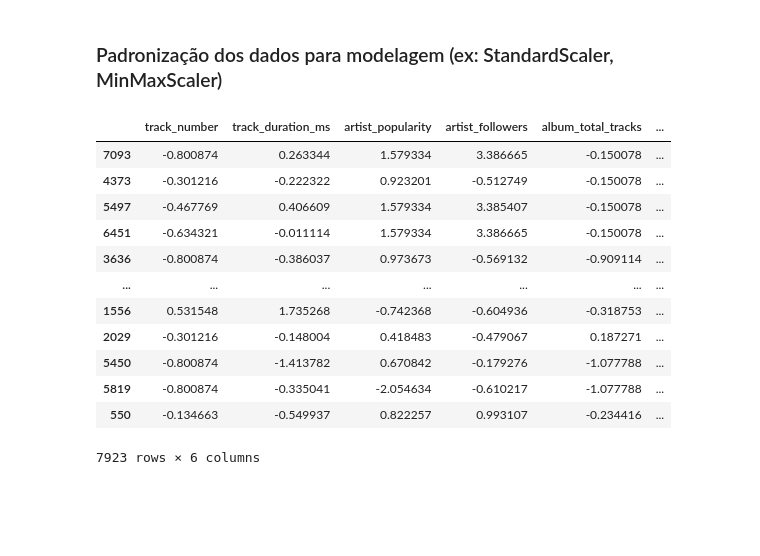
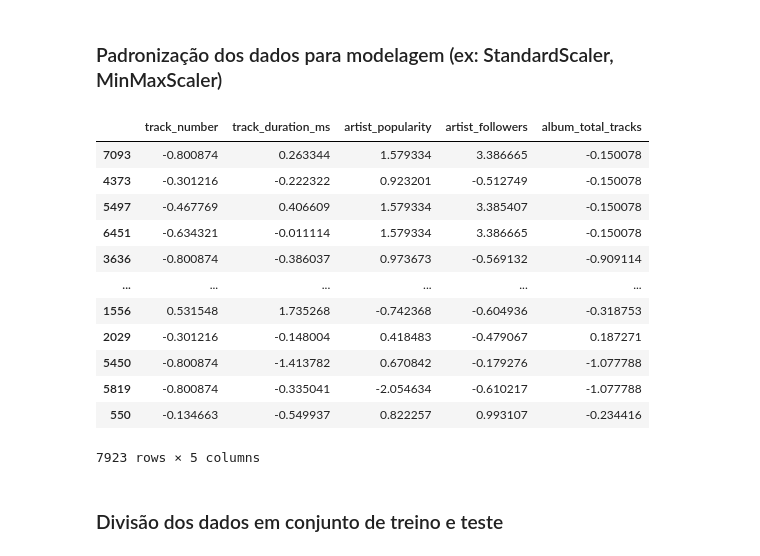
Before and after one commit to GabrielPFarias/trend_artistas_spotify, a Jupyter notebook: trabalho_cdbd.ipynb, the cells around one changed output. Cells and saved outputs as stored; diff of their text form; code cells hidden in the pictures; blank space fills up the shorter version.

```diff
--- a/trabalho_cdbd.ipynb
+++ b/trabalho_cdbd.ipynb
@@ -191,8 +191,6 @@ df['artist_genres'] = df['artist_genres'].apply(ast.literal_eval)
 df['artist_genres'] = df['artist_genres'].apply(
     lambda x: ['unknown'] if isinstance(x, list) and len(x) == 0 else x
 ) # Substituindo generos de artista vazios por 'unknown'
-# %%
-df['qtd_letras_nome_da_musica'] = df['track_name'].str.len()
 # %%
 # Dados apos filtro
 linhas, colunas = df.shape
@@ -311,7 +309,8 @@ colunas_a_remover_de_X = [
     'track_popularity', # É a variável y
     'track_name',
     'artist_name',
-    'album_name'
+    'album_name',
+    'artist_genres'
 ]
 
 X = df.drop(columns=colunas_a_remover_de_X)
@@ -375,35 +358,36 @@ X_encoded['explicit'] = X_encoded['explicit'].astype(int) # Converte True/False
 # %%
 from sklearn.preprocessing import StandardScaler
 import numpy as np
 
 scaler = StandardScaler()
 
 colunas_para_escalonar = [
     'track_number',
     'track_duration_ms',
     'artist_popularity',
     'artist_followers',
-    'album_total_tracks',
-    'qtd_letras_nome_da_musica',
+    'album_total_tracks'
 ]
 
 X_encoded[colunas_para_escalonar] = scaler.fit_transform(
     X_encoded[colunas_para_escalonar]
 )
 
 X_encoded[colunas_para_escalonar]
 # %% [output]
-|  | track_number | track_duration_ms | artist_popularity | artist_followers | album_total_tracks | ... |
-| 7093 | -0.800874 | 0.263344 | 1.579334 | 3.386665 | -0.150078 | ... |
-| 4373 | -0.301216 | -0.222322 | 0.923201 | -0.512749 | -0.150078 | ... |
-| 5497 | -0.467769 | 0.406609 | 1.579334 | 3.385407 | -0.150078 | ... |
-| 6451 | -0.634321 | -0.011114 | 1.579334 | 3.386665 | -0.150078 | ... |
-| 3636 | -0.800874 | -0.386037 | 0.973673 | -0.569132 | -0.909114 | ... |
-| ... | ... | ... | ... | ... | ... | ... |
-| 1556 | 0.531548 | 1.735268 | -0.742368 | -0.604936 | -0.318753 | ... |
-| 2029 | -0.301216 | -0.148004 | 0.418483 | -0.479067 | 0.187271 | ... |
-| 5450 | -0.800874 | -1.413782 | 0.670842 | -0.179276 | -1.077788 | ... |
-| 5819 | -0.800874 | -0.335041 | -2.054634 | -0.610217 | -1.077788 | ... |
-| 550 | -0.134663 | -0.549937 | 0.822257 | 0.993107 | -0.234416 | ... |
+|  | track_number | track_duration_ms | artist_popularity | artist_followers | album_total_tracks |
+| 7093 | -0.800874 | 0.263344 | 1.579334 | 3.386665 | -0.150078 |
+| 4373 | -0.301216 | -0.222322 | 0.923201 | -0.512749 | -0.150078 |
+| 5497 | -0.467769 | 0.406609 | 1.579334 | 3.385407 | -0.150078 |
+| 6451 | -0.634321 | -0.011114 | 1.579334 | 3.386665 | -0.150078 |
+| 3636 | -0.800874 | -0.386037 | 0.973673 | -0.569132 | -0.909114 |
+| ... | ... | ... | ... | ... | ... |
+| 1556 | 0.531548 | 1.735268 | -0.742368 | -0.604936 | -0.318753 |
+| 2029 | -0.301216 | -0.148004 | 0.418483 | -0.479067 | 0.187271 |
+| 5450 | -0.800874 | -1.413782 | 0.670842 | -0.179276 | -1.077788 |
+| 5819 | -0.800874 | -0.335041 | -2.054634 | -0.610217 | -1.077788 |
+| 550 | -0.134663 | -0.549937 | 0.822257 | 0.993107 | -0.234416 |
-7923 rows × 6 columns
+7923 rows × 5 columns
+# %% [markdown]
+### Divisão dos dados em conjunto de treino e teste
 # %%
```
Also changed, not shown: parts of 7 cells of this notebook.
